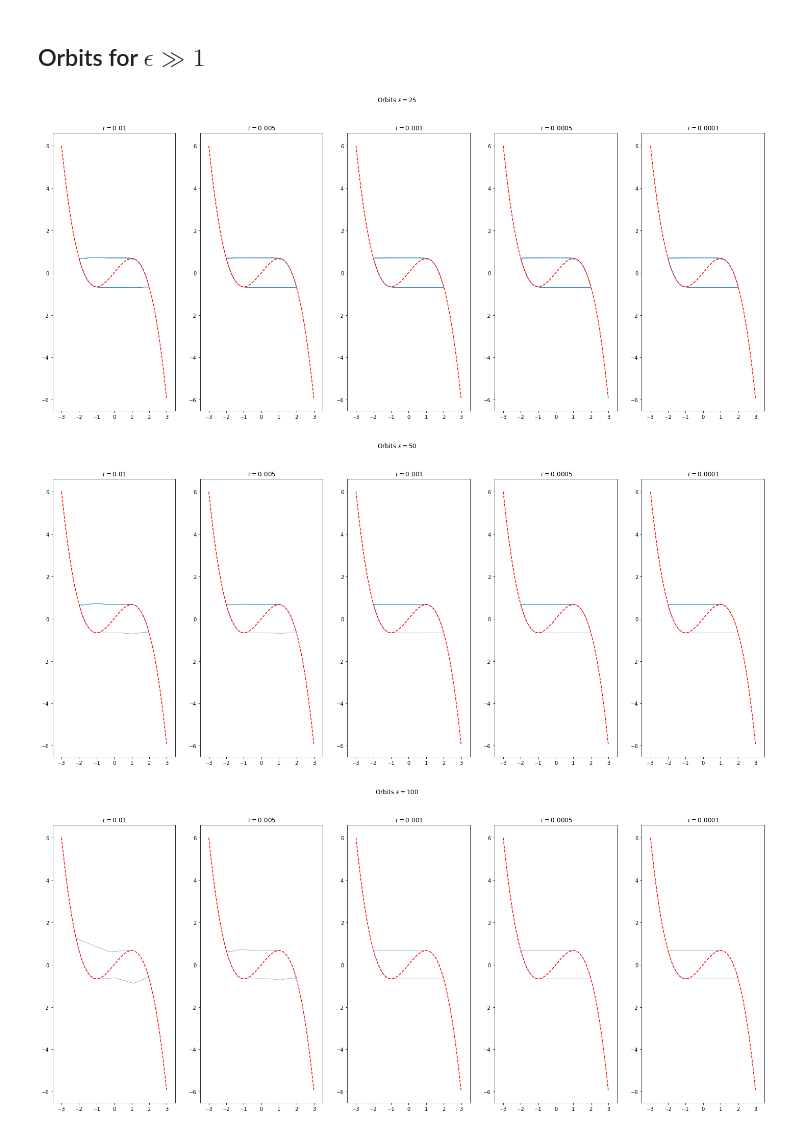
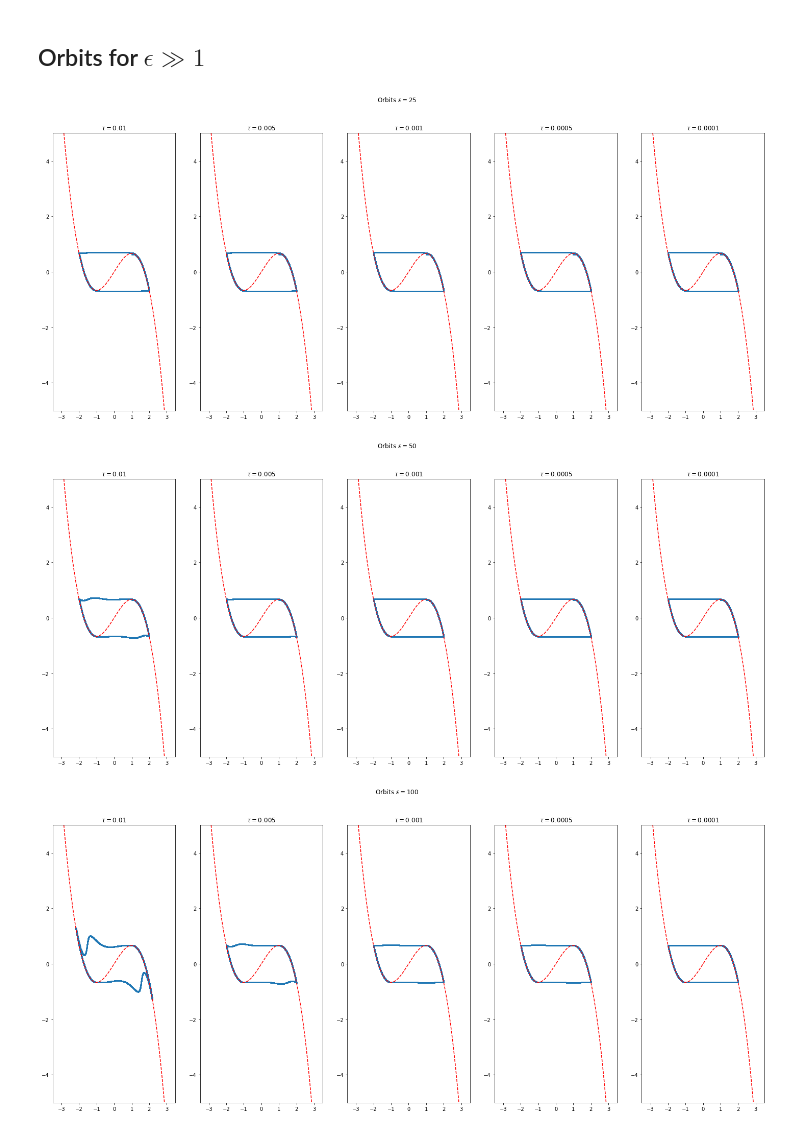
Before and after one commit to fzadra/VanDerPolContact, a Jupyter notebook: VDP.ipynb, the cells around one changed output. Cells and saved outputs as stored; diff of their text form; code cells hidden in the pictures.

```diff
--- a/VDP.ipynb
+++ b/VDP.ipynb
@@ -249,9 +226,10 @@ p0, q0, s0 = 0, 2, 0
 plt.figure(figsize=(12,12))
 elist=[0.1,0.5,1,2,4]
 plt.suptitle(r"Orbits $\epsilon$ vs time step")
-for fact, spl in [(256,"331"),(128,"332"),(64,"333"),
+steps=[(256,"331"),(128,"332"),(64,"333"),
                 (32,"334"),(16,"335"),(8,"336"),
-                (4,"337"),(2,"338"),(1,"339")]:
+                (4,"337"),(2,"338"),(1,"339")]
+for fact, spl in steps:
     for epsilon in elist:
         vdp = vanDerPol(epsilon, 0, 0)
         tspan = np.arange(0, tf, np.pi/fact)
@@ -320,24 +298,26 @@ plt.show()
 # %% [markdown]
 ## Orbits for $\epsilon \gg 1$
 # %%
-tf = 100
+tf = 10000
 p0, q0, s0 = -1., 1., 1.
 elist=[25,50,100]
+x=np.arange(-3.5,3.5,0.01)
 for epsilon in elist:
     vdp = vanDerPol(epsilon, 0, 0)
     plt.figure(figsize=(25,10))
     plt.suptitle(r"Orbits $\epsilon =$" f"{epsilon}")
     for dt, spl in [(0.01,"151"),(0.005,"152"),(0.001,"153"),(0.0005,"154"),(0.0001,"155")]:
-        tspan = np.arange(0, tf, dt)
+        tspan = np.arange(0, dt*10**7, dt)
         plt.subplot(spl)
         plt.gca().set_title(r"$\tau = " f"${dt}")
         sol, sols, _ = ic.integrate(step1, vdp, tspan, p0, q0, s0)
         plt.plot(sol[:,1],sol[:,1]-(sol[:,1])**3 /3 - (sols/epsilon),
-                 linewidth=0.5)
+                 '.',markersize=3)
         plt.plot(x, x-(1/3)*(x)**3,'r--')
         plt.xlim((-3.5,3.5))
+        plt.ylim((-5,5))
     plt.show()
 # %% [output]
-[figure, old version]
+[figure, new version]
-[figure, old version]
+[figure, new version]
-[figure, old version]
+[figure, new version]
```
Also changed, not shown: parts of 2 cells of this notebook.
